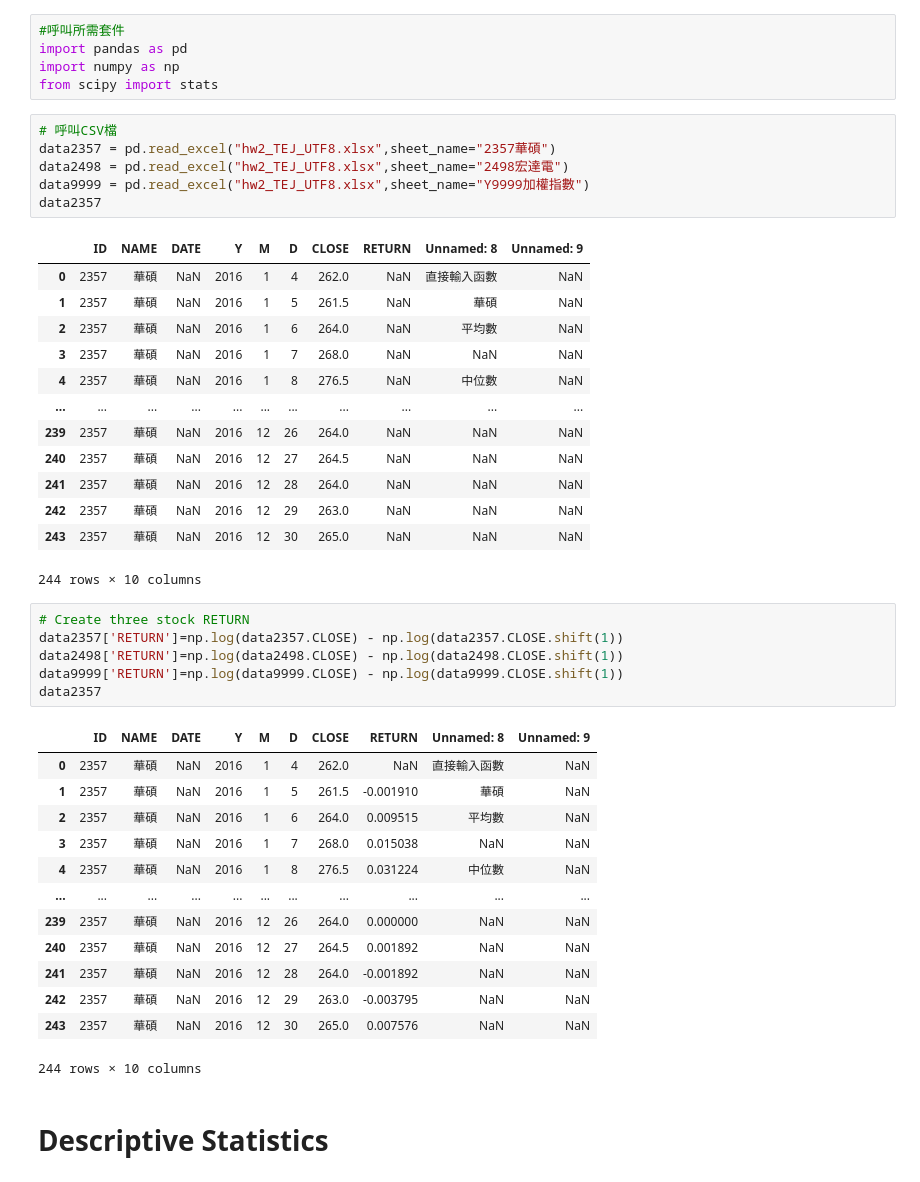
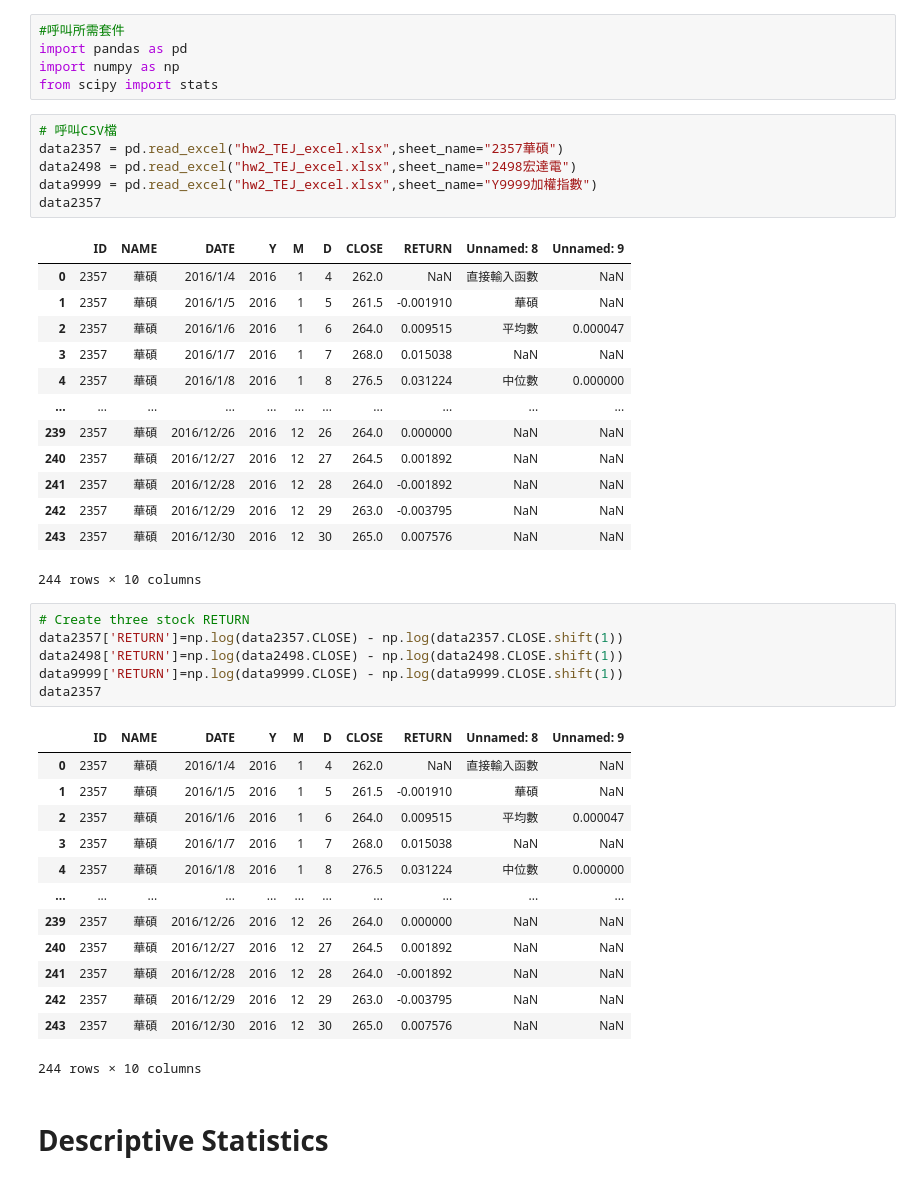
Before and after one commit to JTHuang-Nunu/python-webstorm-TEJ-Banking-and-Finance, a Jupyter notebook: hw2/excelToDescriptionStatistics.ipynb, the cells around one changed output. Saved outputs shown, nothing was run; the diff lists cells and outputs as text.

Commit message:
update - rename excel

```diff
--- a/excelToDescriptionStatistics.ipynb
+++ b/hw2/excelToDescriptionStatistics.ipynb
@@ -5,23 +5,23 @@ import numpy as np
 from scipy import stats
 # %%
 # 呼叫CSV檔
-data2357 = pd.read_excel("hw2_TEJ_UTF8.xlsx",sheet_name="2357華碩")
-data2498 = pd.read_excel("hw2_TEJ_UTF8.xlsx",sheet_name="2498宏達電")
-data9999 = pd.read_excel("hw2_TEJ_UTF8.xlsx",sheet_name="Y9999加權指數")
+data2357 = pd.read_excel("hw2_TEJ_excel.xlsx",sheet_name="2357華碩")
+data2498 = pd.read_excel("hw2_TEJ_excel.xlsx",sheet_name="2498宏達電")
+data9999 = pd.read_excel("hw2_TEJ_excel.xlsx",sheet_name="Y9999加權指數")
 data2357
 # %% [output]
 |  | ID | NAME | DATE | Y | M | D | CLOSE | RETURN | Unnamed: 8 | Unnamed: 9 |
-| 0 | 2357 | 華碩 | NaN | 2016 | 1 | 4 | 262.0 | NaN | 直接輸入函數 | NaN |
-| 1 | 2357 | 華碩 | NaN | 2016 | 1 | 5 | 261.5 | NaN | 華碩 | NaN |
-| 2 | 2357 | 華碩 | NaN | 2016 | 1 | 6 | 264.0 | NaN | 平均數 | NaN |
-| 3 | 2357 | 華碩 | NaN | 2016 | 1 | 7 | 268.0 | NaN | NaN | NaN |
-| 4 | 2357 | 華碩 | NaN | 2016 | 1 | 8 | 276.5 | NaN | 中位數 | NaN |
+| 0 | 2357 | 華碩 | 2016/1/4 | 2016 | 1 | 4 | 262.0 | NaN | 直接輸入函數 | NaN |
+| 1 | 2357 | 華碩 | 2016/1/5 | 2016 | 1 | 5 | 261.5 | -0.001910 | 華碩 | NaN |
+| 2 | 2357 | 華碩 | 2016/1/6 | 2016 | 1 | 6 | 264.0 | 0.009515 | 平均數 | 0.000047 |
+| 3 | 2357 | 華碩 | 2016/1/7 | 2016 | 1 | 7 | 268.0 | 0.015038 | NaN | NaN |
+| 4 | 2357 | 華碩 | 2016/1/8 | 2016 | 1 | 8 | 276.5 | 0.031224 | 中位數 | 0.000000 |
 | ... | ... | ... | ... | ... | ... | ... | ... | ... | ... | ... |
-| 239 | 2357 | 華碩 | NaN | 2016 | 12 | 26 | 264.0 | NaN | NaN | NaN |
-| 240 | 2357 | 華碩 | NaN | 2016 | 12 | 27 | 264.5 | NaN | NaN | NaN |
-| 241 | 2357 | 華碩 | NaN | 2016 | 12 | 28 | 264.0 | NaN | NaN | NaN |
-| 242 | 2357 | 華碩 | NaN | 2016 | 12 | 29 | 263.0 | NaN | NaN | NaN |
-| 243 | 2357 | 華碩 | NaN | 2016 | 12 | 30 | 265.0 | NaN | NaN | NaN |
+| 239 | 2357 | 華碩 | 2016/12/26 | 2016 | 12 | 26 | 264.0 | 0.000000 | NaN | NaN |
+| 240 | 2357 | 華碩 | 2016/12/27 | 2016 | 12 | 27 | 264.5 | 0.001892 | NaN | NaN |
+| 241 | 2357 | 華碩 | 2016/12/28 | 2016 | 12 | 28 | 264.0 | -0.001892 | NaN | NaN |
+| 242 | 2357 | 華碩 | 2016/12/29 | 2016 | 12 | 29 | 263.0 | -0.003795 | NaN | NaN |
+| 243 | 2357 | 華碩 | 2016/12/30 | 2016 | 12 | 30 | 265.0 | 0.007576 | NaN | NaN |
 244 rows × 10 columns
 # %%
 # Create three stock RETURN
@@ -31,17 +31,17 @@ data9999['RETURN']=np.log(data9999.CLOSE) - np.log(data9999.CLOSE.shift(1))
 data2357
 # %% [output]
 |  | ID | NAME | DATE | Y | M | D | CLOSE | RETURN | Unnamed: 8 | Unnamed: 9 |
-| 0 | 2357 | 華碩 | NaN | 2016 | 1 | 4 | 262.0 | NaN | 直接輸入函數 | NaN |
-| 1 | 2357 | 華碩 | NaN | 2016 | 1 | 5 | 261.5 | -0.001910 | 華碩 | NaN |
-| 2 | 2357 | 華碩 | NaN | 2016 | 1 | 6 | 264.0 | 0.009515 | 平均數 | NaN |
-| 3 | 2357 | 華碩 | NaN | 2016 | 1 | 7 | 268.0 | 0.015038 | NaN | NaN |
-| 4 | 2357 | 華碩 | NaN | 2016 | 1 | 8 | 276.5 | 0.031224 | 中位數 | NaN |
+| 0 | 2357 | 華碩 | 2016/1/4 | 2016 | 1 | 4 | 262.0 | NaN | 直接輸入函數 | NaN |
+| 1 | 2357 | 華碩 | 2016/1/5 | 2016 | 1 | 5 | 261.5 | -0.001910 | 華碩 | NaN |
+| 2 | 2357 | 華碩 | 2016/1/6 | 2016 | 1 | 6 | 264.0 | 0.009515 | 平均數 | 0.000047 |
+| 3 | 2357 | 華碩 | 2016/1/7 | 2016 | 1 | 7 | 268.0 | 0.015038 | NaN | NaN |
+| 4 | 2357 | 華碩 | 2016/1/8 | 2016 | 1 | 8 | 276.5 | 0.031224 | 中位數 | 0.000000 |
 | ... | ... | ... | ... | ... | ... | ... | ... | ... | ... | ... |
-| 239 | 2357 | 華碩 | NaN | 2016 | 12 | 26 | 264.0 | 0.000000 | NaN | NaN |
-| 240 | 2357 | 華碩 | NaN | 2016 | 12 | 27 | 264.5 | 0.001892 | NaN | NaN |
-| 241 | 2357 | 華碩 | NaN | 2016 | 12 | 28 | 264.0 | -0.001892 | NaN | NaN |
-| 242 | 2357 | 華碩 | NaN | 2016 | 12 | 29 | 263.0 | -0.003795 | NaN | NaN |
-| 243 | 2357 | 華碩 | NaN | 2016 | 12 | 30 | 265.0 | 0.007576 | NaN | NaN |
+| 239 | 2357 | 華碩 | 2016/12/26 | 2016 | 12 | 26 | 264.0 | 0.000000 | NaN | NaN |
+| 240 | 2357 | 華碩 | 2016/12/27 | 2016 | 12 | 27 | 264.5 | 0.001892 | NaN | NaN |
+| 241 | 2357 | 華碩 | 2016/12/28 | 2016 | 12 | 28 | 264.0 | -0.001892 | NaN | NaN |
+| 242 | 2357 | 華碩 | 2016/12/29 | 2016 | 12 | 29 | 263.0 | -0.003795 | NaN | NaN |
+| 243 | 2357 | 華碩 | 2016/12/30 | 2016 | 12 | 30 | 265.0 | 0.007576 | NaN | NaN |
 244 rows × 10 columns
 # %% [markdown]
 # Descriptive Statistics
```
Also changed, not shown: parts of 1 cell of this notebook, 6 other files.
